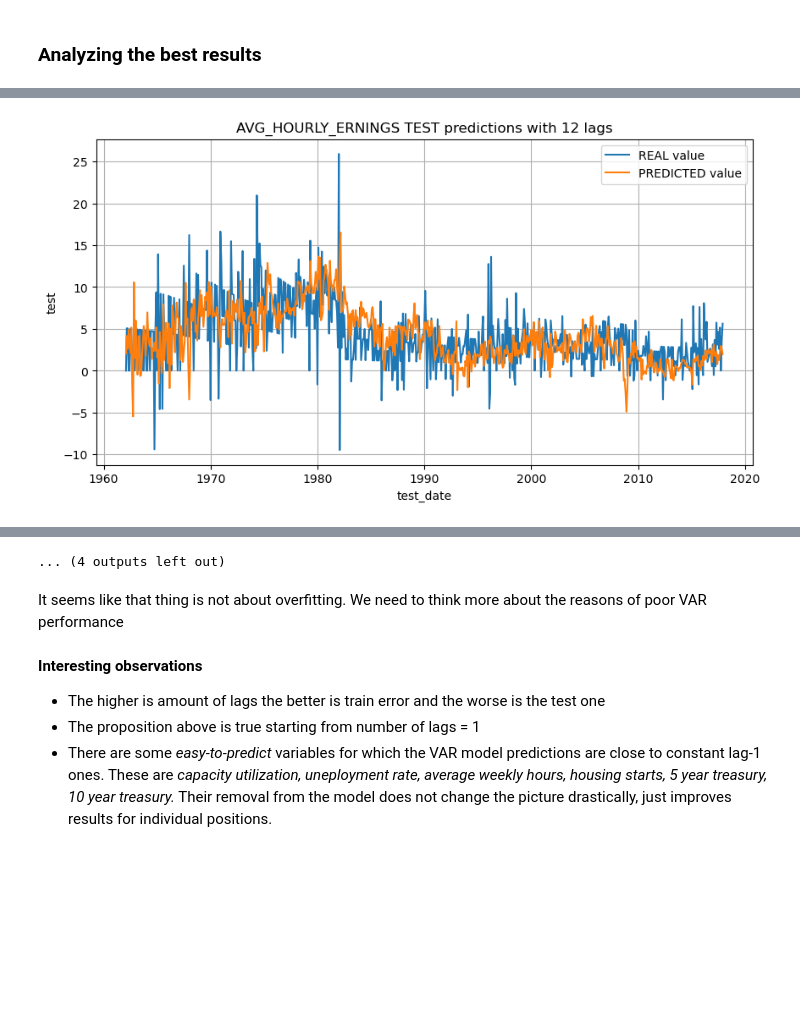
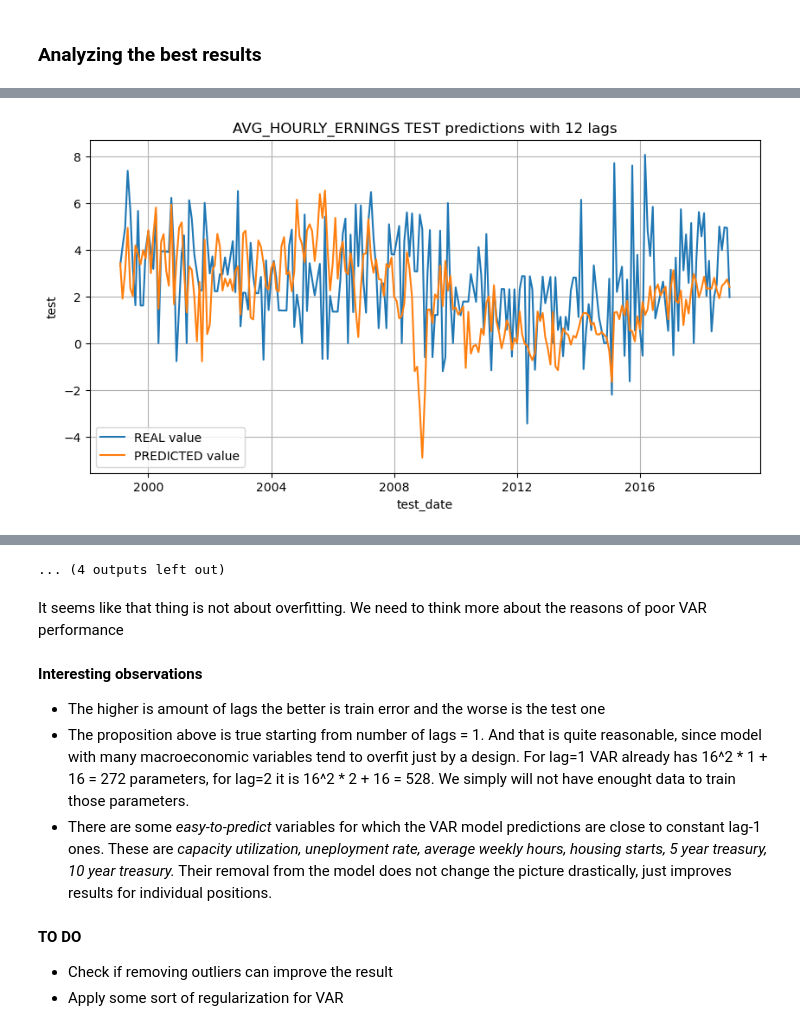
Before and after one commit to dr-leto/unimi, a Jupyter notebook: bayesian_analysis/var_baseline.ipynb, the cells around one changed output, grey strips where cells are left out. Cells and saved outputs as stored; diff of their text form; code cells hidden in the pictures; blank space fills up the shorter version.

Commit message:
Started Macroeconomics HW

```diff
--- a/bayesian_analysis/var_baseline.ipynb
+++ b/bayesian_analysis/var_baseline.ipynb
@@ -167,7 +83,7 @@ for p in tqdm(ps):
         })
 p_results = pd.DataFrame(p_results)
 # %%
-for f in sample.columns:
+for f in data.columns:
     res = p_results[p_results["feature"] == f].sort_values("p")
     fig, ax = plt.subplots(figsize=(10, 5))
     plt.grid()
@@ -194,7 +110,7 @@ for f in sample.columns:
 ### Analyzing the best results
 # %%
 best_p = 1
-results = run_var_cv(sample, init_rows_train, best_p)
+results = run_var_cv(data, init_rows_train, best_p)
 # %%
 metrics = {
     "mse": mean_squared_error,
@@ -203,7 +119,7 @@ metrics = {
 }
 
 metric_df = []
-for f in features:
+for f in data.columns:
     for m in metrics:
         metric_df.append({"feature": f,
                           "metric": m,
@@ -234,5 +150,5 @@ metric_df[metric_df["metric"] == "mse"]
 # %%
-for f in features:
+for f in data.columns:
     fig, ax = plt.subplots(figsize=(10, 5))
     plt.grid()
     sns.lineplot(x=results[f]["last_train_date"], y=results[f]["last_train"], label="REAL value");
@@ -254,6 +170,6 @@ for f in features:
 ... (4 outputs left out)
 # %%
-for f in features:
+for f in data.columns:
     fig, ax = plt.subplots(figsize=(10, 5))
     plt.grid()
     sns.lineplot(x=results[f]["test_date"], y=results[f]["test"], label="REAL value");
@@ -270 +186 @@ for f in features:
-[figure, old version]
+[figure, new version]
@@ -278,5 +194,9 @@ It seems like that thing is not about overfitting. We need to think more about t
 # %% [markdown]
 **Interesting observations**
 - The higher is amount of lags the better is train error and the worse is the test one
-- The proposition above is true starting from number of lags = 1
+- The proposition above is true starting from number of lags = 1. And that is quite reasonable, since model with many macroeconomic variables tend to overfit just by a design. For lag=1 VAR already has 16^2 * 1 + 16 = 272 parameters, for lag=2 it is 16^2 * 2 + 16 = 528. We simply will not have enought data to train those parameters.
 - There are some *easy-to-predict* variables for which the VAR model predictions are close to constant lag-1 ones. These are *capacity utilization, uneployment rate, average weekly hours, housing starts, 5 year treasury, 10 year treasury.* Their removal from the model does not change the picture drastically, just improves results for individual positions.
+# %% [markdown]
+**TO DO**
+- Check if removing outliers can improve the result
+- Apply some sort of regularization for VAR
```
Also changed, not shown: parts of 17 cells of this notebook, 3 other files.
